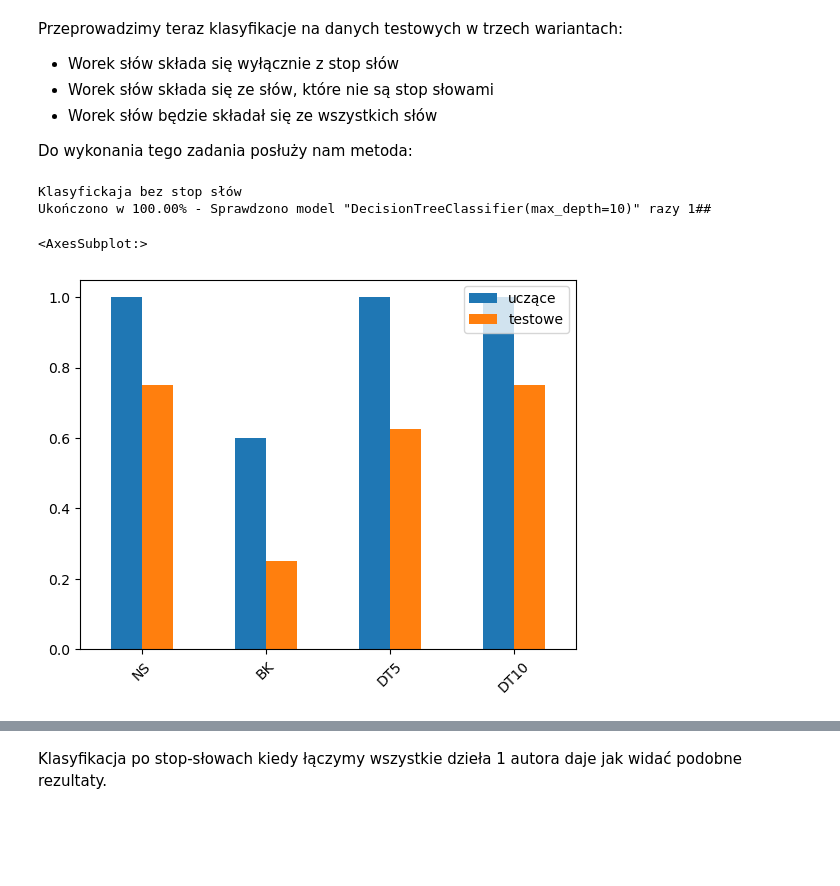
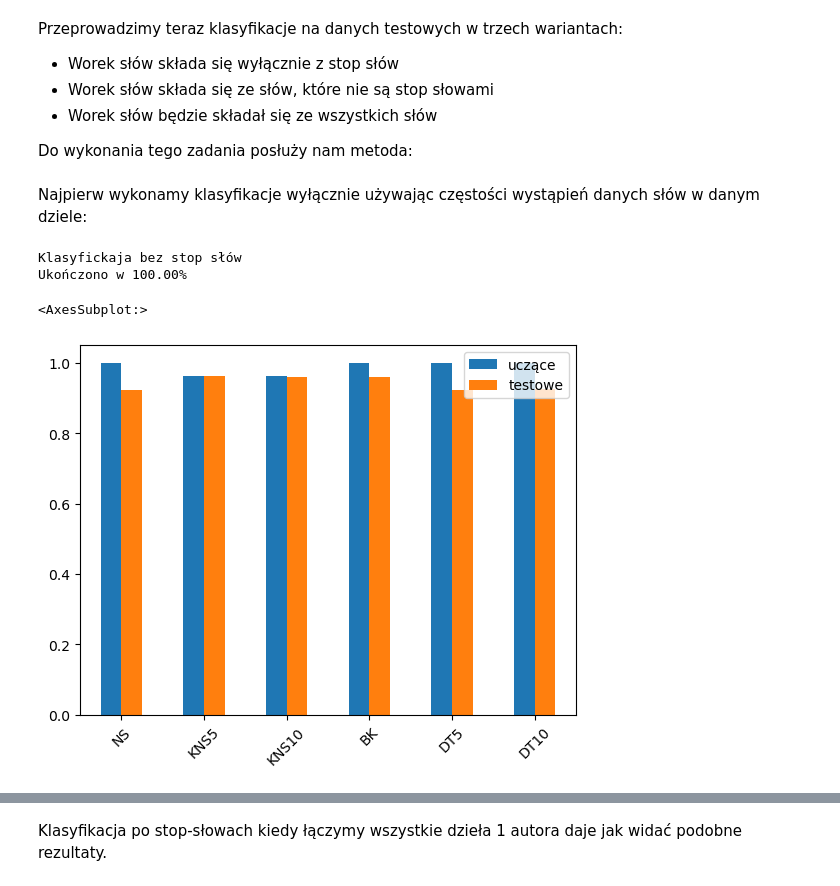
Before and after one commit to opprotossball/PRiAD-Project, a Jupyter notebook: Projekt.ipynb, the cells around one changed output, grey strips where cells are left out. Cells and saved outputs as stored; diff of their text form; code cells hidden in the pictures; blank space fills up the shorter version.

```diff
--- a/Projekt.ipynb
+++ b/Projekt.ipynb
@@ -274,11 +287,9 @@ def train_test_data(data, test_size=0.2, seed=None):
 # %%
-def weryfikuj(model, traind, testd, show=True):
-    model.fit(traind.drop(columns='labels'), traind['labels'])
-    wynik_ucz = model.predict(traind.drop(columns='labels'))
-    wynik_test = model.predict(testd.drop(columns='labels'))
+def weryfikuj(model, data, show=True):
+    model.fit(data['opis_ucz'], data['dec_ucz'])
 
-    learn_s = model.score(traind.drop(columns='labels'), traind['labels'])
-    test_s = model.score(testd.drop(columns='labels'), testd['labels'])
+    learn_s = model.score(data['opis_ucz'], data['dec_ucz'])
+    test_s  = model.score(data['opis_test'], data['dec_test'])
 
     if show:
         print("\tWynik dla danych uczących: ", end="")
@@ -289,8 +300,8 @@ def weryfikuj(model, traind, testd, show=True):
     return learn_s, test_s
 # %%
 models = (("NS", KNeighborsClassifier(n_neighbors=1)),
-          #("KNS5", KNeighborsClassifier(n_neighbors=5)),
-          #("KNS10", KNeighborsClassifier(n_neighbors=10)), # dawało mi błąd że mniej sampli niż sąsiadów czy coś (merge_authors)
+          ("KNS5", KNeighborsClassifier(n_neighbors=5)),
+          ("KNS10", KNeighborsClassifier(n_neighbors=10)), # dawało mi błąd że mniej sampli niż sąsiadów czy coś (merge_authors)
           ("BK", GaussianNB()),
           ("DT5", tree.DecisionTreeClassifier(max_depth=5)),
           ("DT10", tree.DecisionTreeClassifier(max_depth=10)))
@@ -302,44 +313,47 @@ Przeprowadzimy teraz klasyfikacje na danych testowych w trzech wariantach:
 
 Do wykonania tego zadania posłuży nam metoda:
 # %%
-def test_classifier(dlearn, dtest, tries=100):
+def test_classifiers(df_o, tfidf_arg=False ,NS=False,tries=100):
     res = {}
+    df = df_o.copy()
     progress = len(models)*tries
-    l_space = max([len(str(model)) for model in models])
+    df = frequency(df)
     for index, name_mod in enumerate(models):
         name, mod = name_mod
+        if NS and name != 'NS': continue
         if mod is None:
             break
         sum_t = 0
         sum_l = 0
-        ofs = str(l_space - len(str(mod)) - 10)
-        line = "Ukończono w {pr:.2f}% - Sprawdzono model \"{m}\"{o:<" + ofs + "} razy {t}##"
-        for i in range(1, tries + 1):
-            d_l, d_t= weryfikuj(mod, dlearn, dtest, show=False)
+        line = "Ukończono w {pr:.2f}%"
+        for i in range(tries):
+            data = get_learning_data(df, 0.3)
+            if tfidf_arg:
+                data['opis_ucz'] = tfidf(data['opis_ucz'])
+                data['opis_test'] = tfidf(data['opis_test'])
+            d_l, d_t= weryfikuj(mod, data, show=False)
             sum_l += d_l
             sum_t += d_t
-            print(line.format(pr=(index*tries + i)*100/progress,
-                              m=str(mod),
-                              o="",
-                              t=i) , end='\r')
+            print(line.format(pr=(index*tries + i + 1)*100/progress,) , end='\r')
         res[name] = (sum_l/tries, sum_t/tries)
     respd = pd.DataFrame(res, index=["uczące", "testowe"])
 
     return respd.T
 # %%
 data1 = load(files, mode=1)
+data1 = drop_threshold(data1, 50)
 data2 = load(files, mode=2)
+data2 = drop_threshold(data2, 50)
+data3 = pd.concat([data1.drop(columns=['labels']), data2], axis=1)
+# %% [markdown]
+Najpierw wykonamy klasyfikacje wyłącznie używając częstości wystąpień danych słów w danym dziele:
 # %%
-d1 = drop_threshold(data1, 50)
-splitd = train_test_data(d1, 0.2, seed=8)
-dlearn = tfidf(splitd[0])
-dlearn = splitd[0]
 print("Klasyfickaja bez stop słów")
-respd1 = test_classifier(dlearn, splitd[1], tries=1)
+respd1 = test_classifiers(data1, tries=1000)
 respd1.plot(kind='bar', rot = 45)
 # %% [output]
 Klasyfickaja bez stop słów
-Ukończono w 100.00% - Sprawdzono model "DecisionTreeClassifier(max_depth=10)" razy 1##
+Ukończono w 100.00%
 <AxesSubplot:>
-[figure, old version]
+[figure, new version]
 # %%
```
Also changed, not shown: parts of 27 cells of this notebook.
